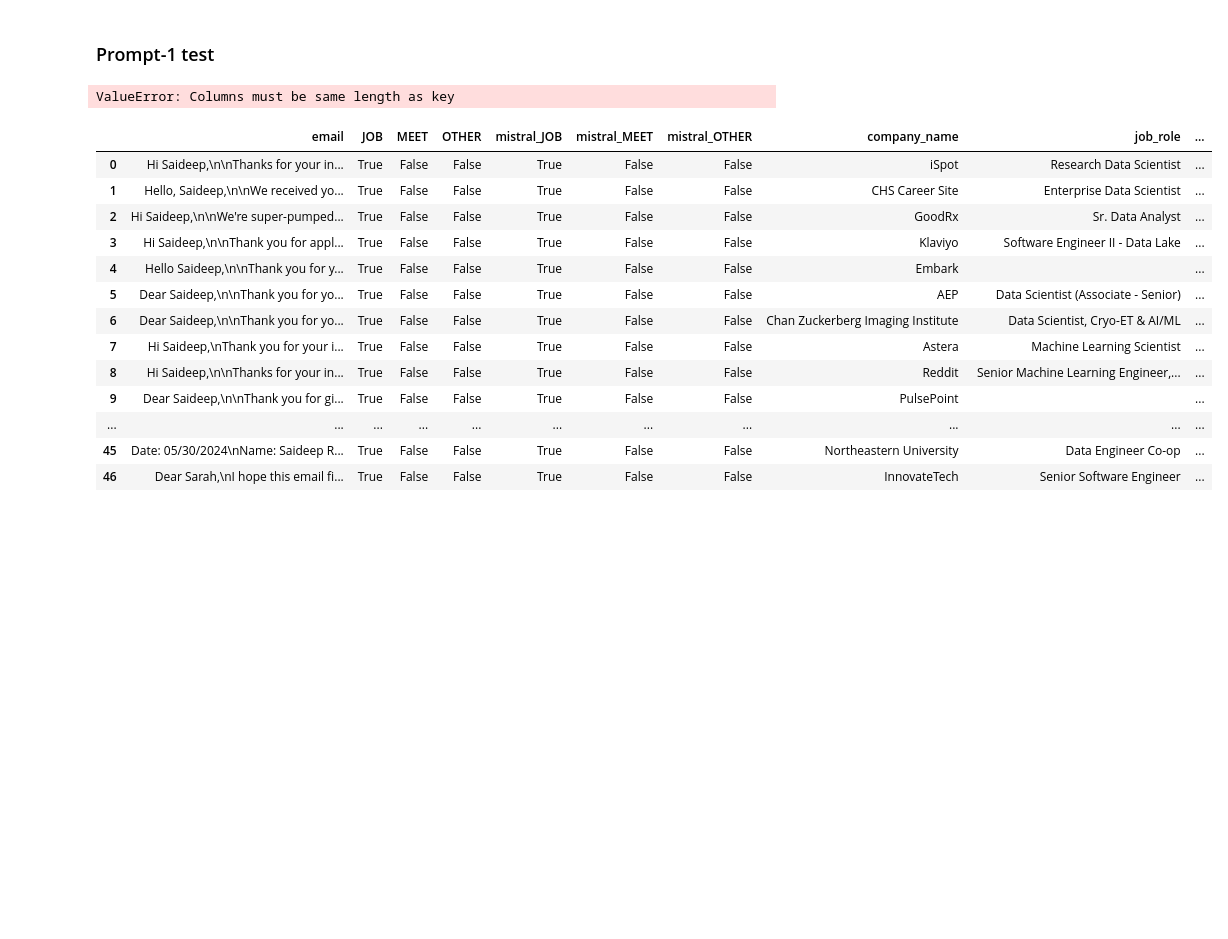
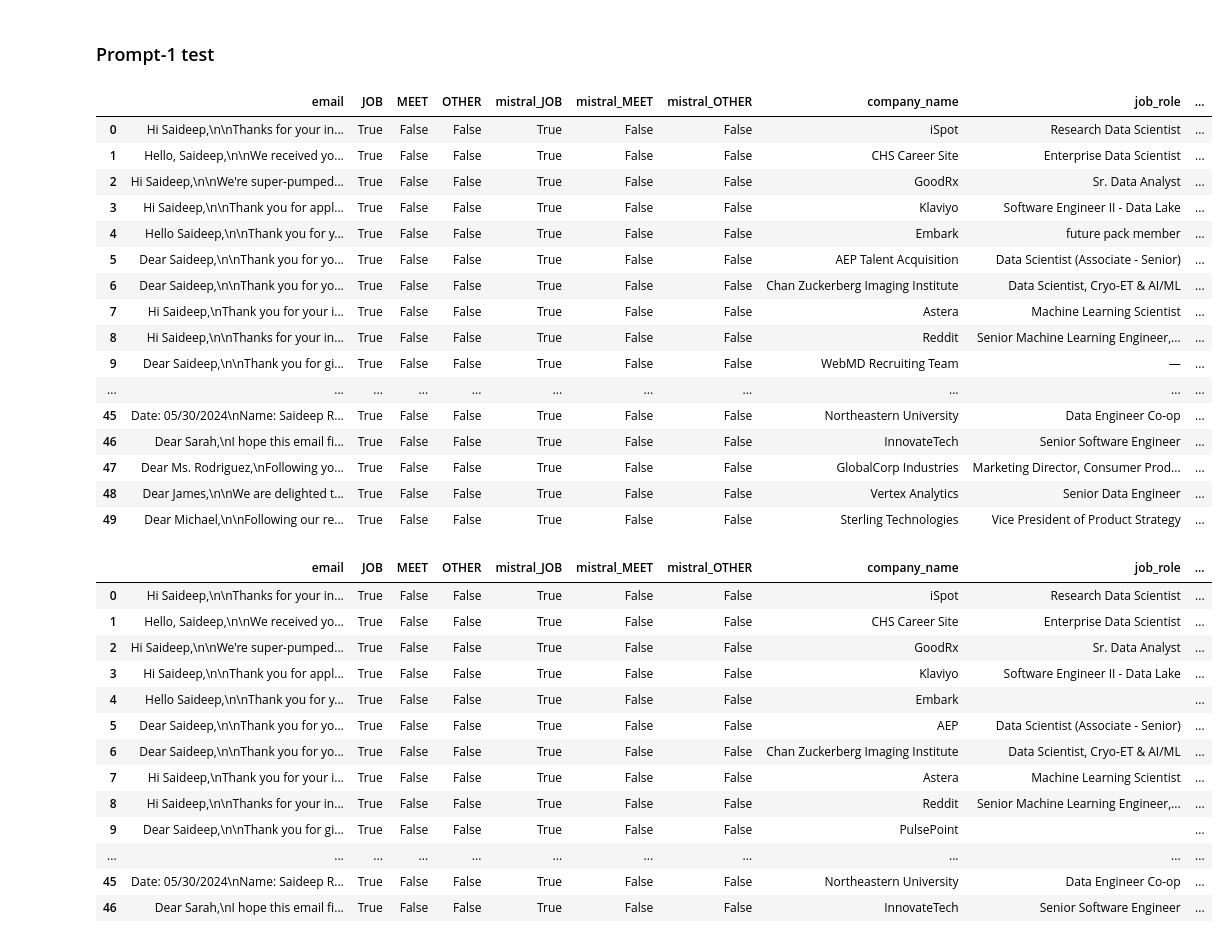
Before and after one commit to saideep-arikontham/Email-Assistant-using-Generative-AI, a Jupyter notebook: test_notebooks/JOB_info_extraction.ipynb, the cells around one changed output. Cells and saved outputs as stored; diff of their text form; code cells hidden in the pictures; blank space fills up the shorter version.

```diff
--- a/test_notebooks/JOB_info_extraction.ipynb
+++ b/test_notebooks/JOB_info_extraction.ipynb
@@ -279,12 +280,28 @@ Return the extracted information in the format above, with each detail separated
 # %%
 info_data_df = data_df.copy()
-info_data_df[['company_name', 'job_role', 'job_id', 'application_status']] = (
+info_data_df[['company_name', 'job_role', 'job_id', 'application_status', 'sent_by']] = (
     data_df
     .apply(lambda row: job_information_extraction(row, info_extract_prompt1, model1, token), axis=1)
     .apply(pd.Series)  # convert array to 3 separate columns
 )
 info_data_df
 # %% [output]
-ValueError: Columns must be same length as key
+|  | email | JOB | MEET | OTHER | mistral_JOB | mistral_MEET | mistral_OTHER | company_name | job_role | ... |
+| 0 | Hi Saideep,\n\nThanks for your in... | True | False | False | True | False | False | iSpot | Research Data Scientist | ... |
+| 1 | Hello, Saideep,\n\nWe received yo... | True | False | False | True | False | False | CHS Career Site | Enterprise Data Scientist | ... |
+| 2 | Hi Saideep,\n\nWe're super-pumped... | True | False | False | True | False | False | GoodRx | Sr. Data Analyst | ... |
+| 3 | Hi Saideep,\n\nThank you for appl... | True | False | False | True | False | False | Klaviyo | Software Engineer II - Data Lake | ... |
+| 4 | Hello Saideep,\n\nThank you for y... | True | False | False | True | False | False | Embark | future pack member | ... |
+| 5 | Dear Saideep,\n\nThank you for yo... | True | False | False | True | False | False | AEP Talent Acquisition | Data Scientist (Associate - Senior) | ... |
+| 6 | Dear Saideep,\n\nThank you for yo... | True | False | False | True | False | False | Chan Zuckerberg Imaging Institute | Data Scientist, Cryo-ET & AI/ML | ... |
+| 7 | Hi Saideep,\nThank you for your i... | True | False | False | True | False | False | Astera | Machine Learning Scientist | ... |
+| 8 | Hi Saideep,\n\nThanks for your in... | True | False | False | True | False | False | Reddit | Senior Machine Learning Engineer,... | ... |
+| 9 | Dear Saideep,\n\nThank you for gi... | True | False | False | True | False | False | WebMD Recruiting Team | — | ... |
+| ... | ... | ... | ... | ... | ... | ... | ... | ... | ... | ... |
+| 45 | Date: 05/30/2024\nName: Saideep R... | True | False | False | True | False | False | Northeastern University | Data Engineer Co-op | ... |
+| 46 | Dear Sarah,\nI hope this email fi... | True | False | False | True | False | False | InnovateTech | Senior Software Engineer | ... |
+| 47 | Dear Ms. Rodriguez,\nFollowing yo... | True | False | False | True | False | False | GlobalCorp Industries | Marketing Director, Consumer Prod... | ... |
+| 48 | Dear James,\n\nWe are delighted t... | True | False | False | True | False | False | Vertex Analytics | Senior Data Engineer | ... |
+| 49 | Dear Michael,\n\nFollowing our re... | True | False | False | True | False | False | Sterling Technologies | Vice President of Product Strategy | ... |
 # %%
 info_data_df = data_df.copy()
```
Also changed, not shown: parts of 7 cells of this notebook, 2 other files.
